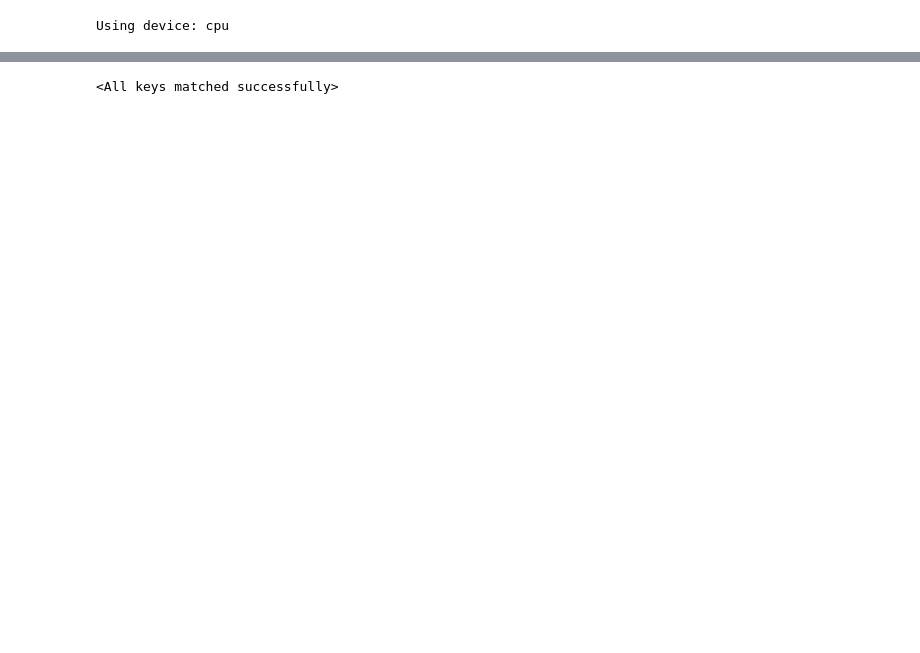
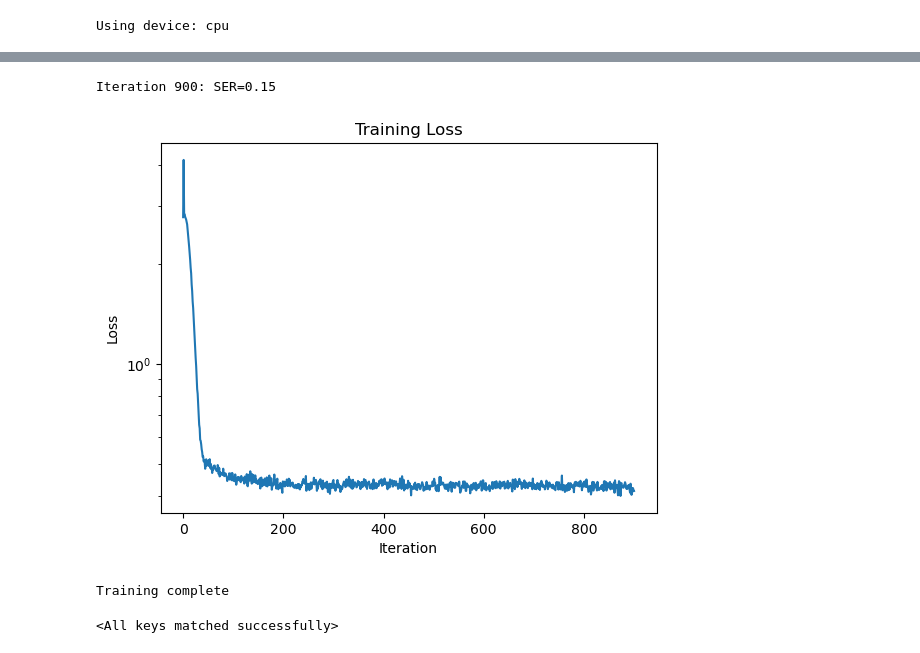
Before and after one commit to yewentai/Auto-Encoder-in-SIMO-System, a Jupyter notebook: AE_SISO_MQAM_Rayleigh_python.ipynb, the cells around one changed output, grey strips where cells are left out. Cells and saved outputs as stored; diff of their text form; code cells hidden in the pictures; blank space fills up the shorter version.

```diff
--- a/AE_SISO_MQAM_Rayleigh_python.ipynb
+++ b/AE_SISO_MQAM_Rayleigh_python.ipynb
@@ -15,6 +15,7 @@ CONFIG_TRAIN = {
     "antenna_config": "siso",  # Antenna configuration
     "channel_model": "rayleigh",  # Channel type
     "M": 16,  # Number of constellation points
+    "flag_load_model": False,  # Flag to load model
     "flag_train_model": True,  # Flag to control training
     "training_snr": 12,  # Training SNR (dB)
 }
@@ -31,7 +32,7 @@ print(f"Using device: {device}")
 Using device: cpu
 # %%
 encoder = Encoder([CONFIG_TRAIN["M"], 16, 16, 2]).to(device)
-decoder = Decoder([4, 256, 256, CONFIG_TRAIN["M"]]).to(device)
+decoder = Decoder([4, 512, 512, CONFIG_TRAIN["M"]]).to(device)
 # %%
 def save_decoder(decoder, optimizer, loss):
     """
@@ -211,3 +145,64 @@ Training complete
+# %%
+if CONFIG_TRAIN["flag_load_model"]:
+    # check if there is a checkpoint to load the model
+    if os.path.exists(CONFIG_TRAIN["best_encoder_path"]) and os.path.exists(
+        CONFIG_TRAIN["best_decoder_path"]
+    ):
+        encoder_checkpoint = torch.load(
+            CONFIG_TRAIN["best_encoder_path"], map_location=device
+        )
+        decoder_checkpoint = torch.load(
+            CONFIG_TRAIN["best_decoder_path"], map_location=device
+        )
+        encoder.load_state_dict(encoder_checkpoint["model_state_dict"])
+        decoder.load_state_dict(decoder_checkpoint["model_state_dict"])
+        print("Model loaded. Training iterator: ", len(encoder_checkpoint["loss"]))
+    else:
+        print(
+            "Model not found, please set flag_train_model to True and train the model"
+        )
+        exit(1)
+
+
+if CONFIG_TRAIN["flag_train_model"]:
+    parameters = list(encoder.parameters()) + list(decoder.parameters())
+    optimizer = Adam(parameters, lr=0.01)
+
+    if (
+        os.path.exists(CONFIG_TRAIN["best_encoder_path"])
+        and os.path.exists(CONFIG_TRAIN["best_decoder_path"])
+        and CONFIG_TRAIN["flag_load_model"]
+    ):
+        # optimizer.load_state_dict(checkpoint["optimizer"])
+        loss_hist = encoder_checkpoint["loss"]
+        optimizer.load_state_dict(encoder_checkpoint["optimizer"])
+        print(f"Resuming training from iterator {len(loss_hist)}")
+    else:
+        loss_hist = []
+        print("Training from scratch")
+
+    max_iterations = int(1e3)  # Total number of epochs to train
+    num_messages = int(1e4)  # Number of messages to use for training (batch size)
+    if max_iterations > len(loss_hist):
+        train_model(
+            encoder,
+            decoder,
+            optimizer,
+            max_iterations,
+            loss_hist,
+            num_messages,
+            device,
+        )
+    else:
+        print("training already completed")
+
+if not CONFIG_TRAIN["flag_train_model"] and not CONFIG_TRAIN["flag_load_model"]:
+    print("Please set either flag_train_model or flag_load_model to True")
+    sys.exit("Stopping execution here.")
+# %% [output]
+Iteration 900: SER=0.15
+[figure, added]
+Training complete
 # %%
 encoder_checkpoint = torch.load(CONFIG_TRAIN["best_encoder_path"], map_location=device)
 decoder_checkpoint = torch.load(CONFIG_TRAIN["best_decoder_path"], map_location=device)
```
Also changed, not shown: parts of 4 cells of this notebook, 9 other files.
